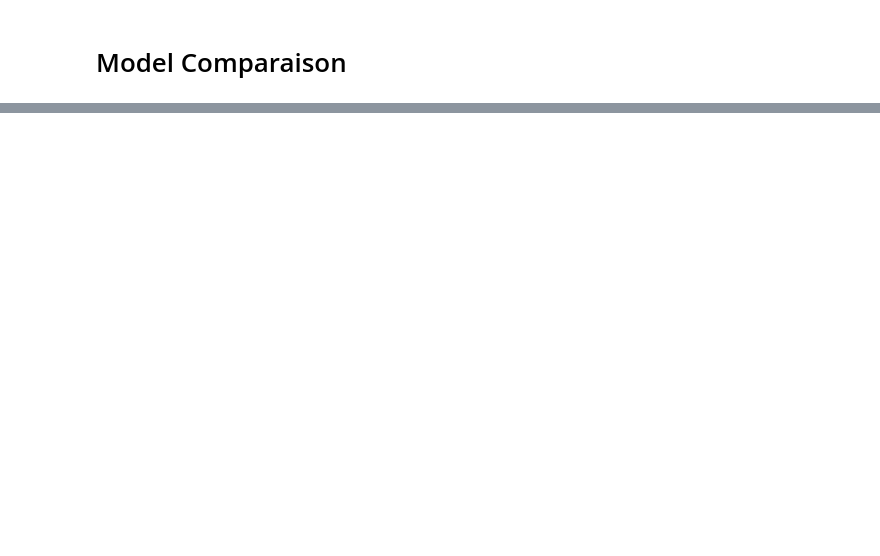
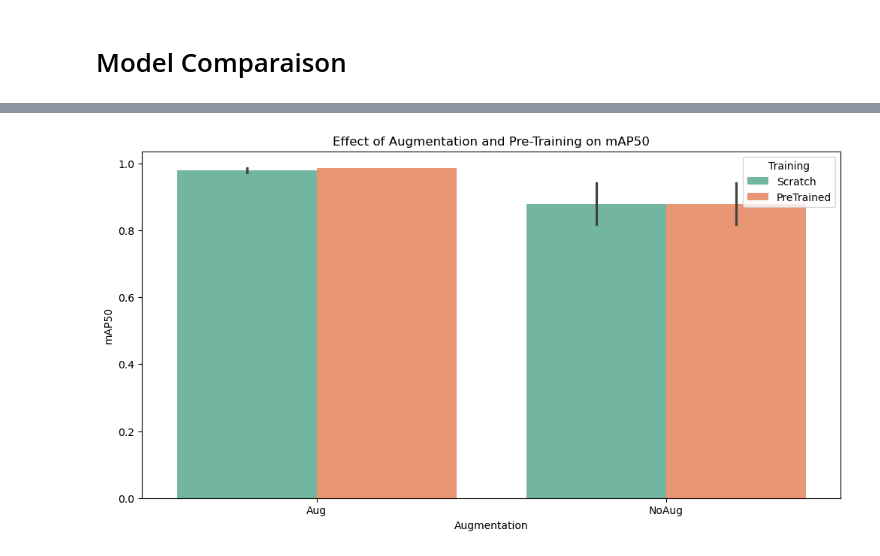
Before and after one commit to izellale/probe_detection, a Jupyter notebook: notebooks/training_yolo.ipynb, the cells around one changed output, grey strips where cells are left out. Drawn from its saved outputs; the diff is of its cells as text; code cells hidden in the pictures; blank space fills up the shorter version.

```diff
--- a/notebooks/training_yolo.ipynb
+++ b/notebooks/training_yolo.ipynb
@@ -478,0 +300,16 @@ visualiaze_prediction(model=model_v11l)
+# %%
+avg_performance = results_df.groupby(['Size', 'Augmentation', 'Training'])[performance_metrics].mean().reset_index()
+
+plt.figure(figsize=(12, 6))
+sns.barplot(
+    x='Augmentation',
+    y='metrics/mAP50(B)',
+    hue='Training',
+    data=avg_performance,
+    palette='Set2'
+)
+plt.title('Effect of Augmentation and Pre-Training on mAP50')
+plt.ylabel('mAP50')
+plt.show()
+# %% [output]
+[figure, added]
```
Also changed, not shown: parts of 51 cells of this notebook.
